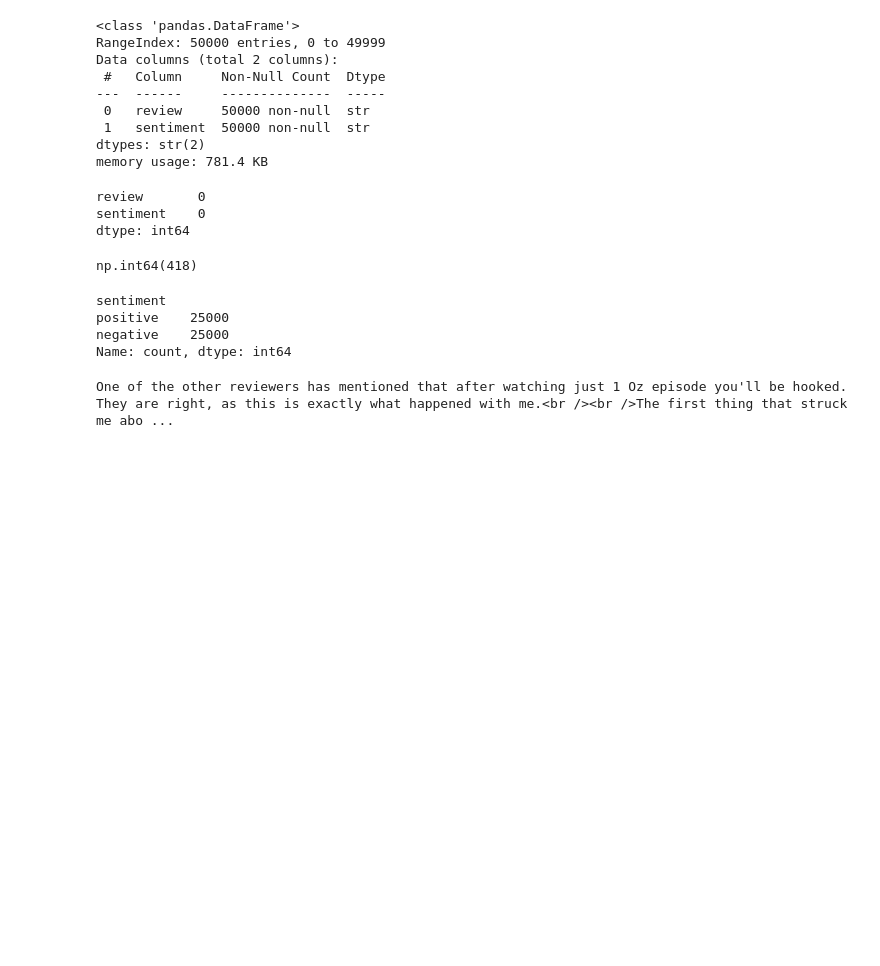
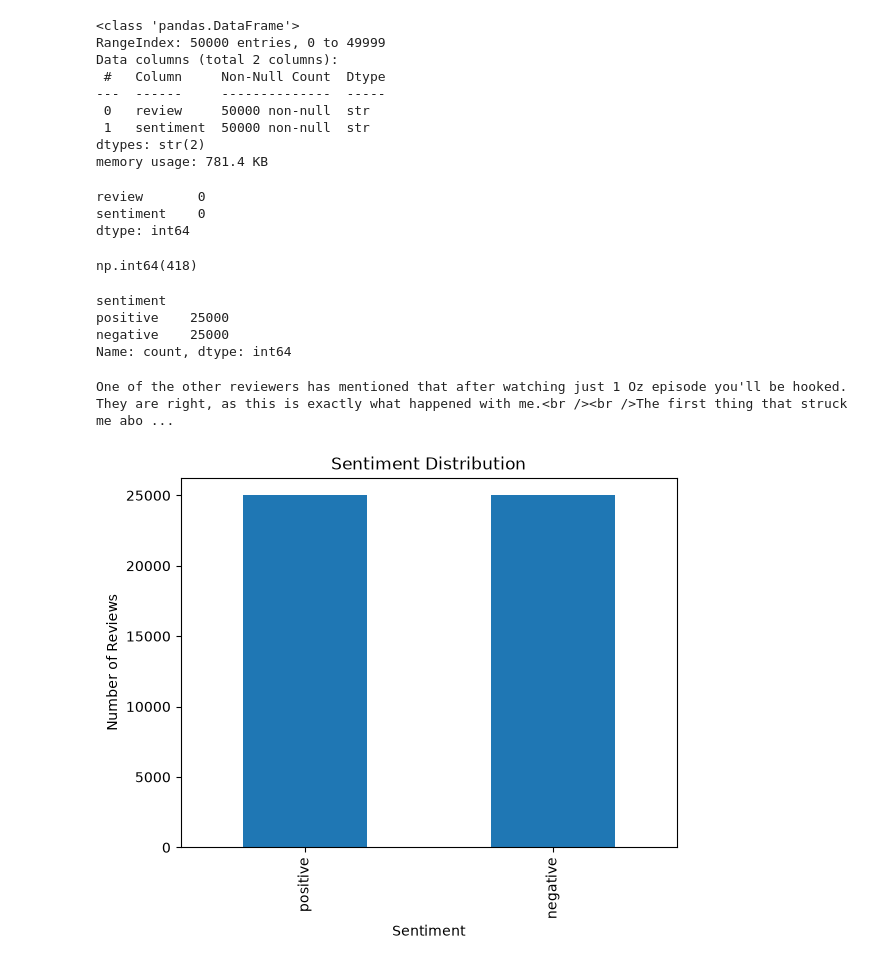
Before and after one commit to omayanayagara/NLP_Group_19, a Jupyter notebook: notebooks/data_loading.ipynb, the cells around one changed output. Saved outputs shown, nothing was run; the diff lists cells and outputs as text; code cells hidden in the pictures; blank space fills up the shorter version.

```diff
--- a/notebooks/data_loading.ipynb
+++ b/notebooks/data_loading.ipynb
@@ -54,0 +57,11 @@ One of the other reviewers has mentioned that after watching just 1 Oz episode y
+# %%
+df["sentiment"].value_counts().plot(
+    kind="bar",
+    title="Sentiment Distribution"
+)
+
+plt.xlabel("Sentiment")
+plt.ylabel("Number of Reviews")
+plt.show()
+# %% [output]
+[figure, added]
```
Also changed, not shown: parts of 9 cells of this notebook.
